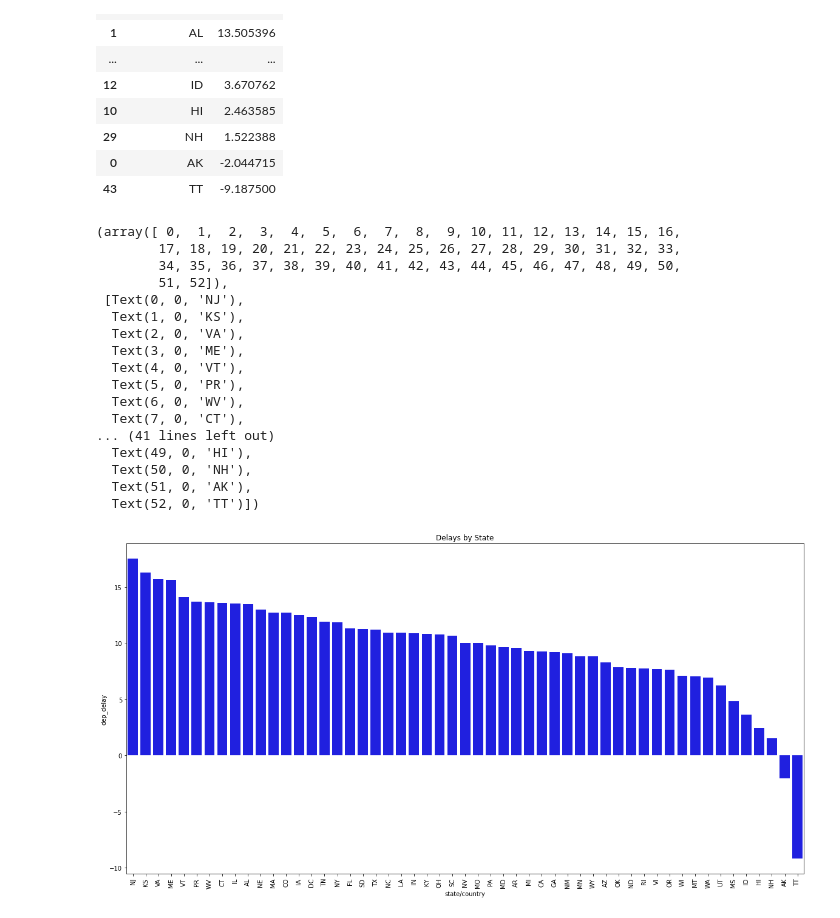
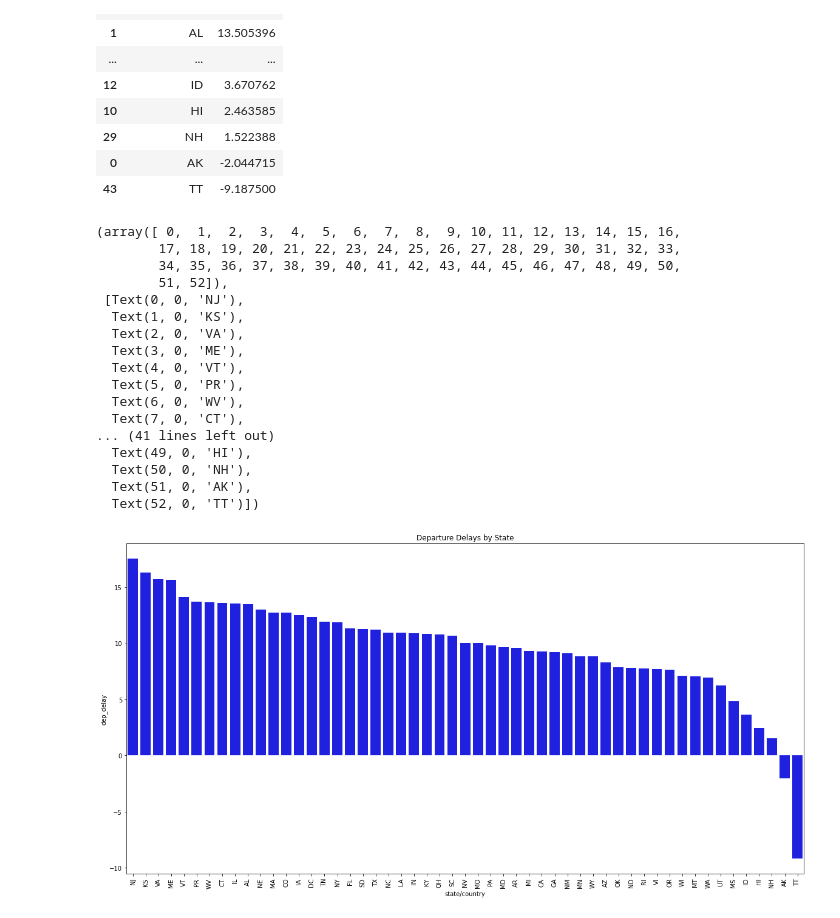
Before and after one commit to JohnathanJack/Predicting-Flight-Delays, a Jupyter notebook: exploratory_analysis.ipynb, the cells around one changed output. Drawn from its saved outputs; the diff is of its cells as text; code cells hidden in the pictures.

```diff
--- a/exploratory_analysis.ipynb
+++ b/exploratory_analysis.ipynb
@@ -339,7 +295,7 @@ def flight_duration(df):
 
 flight_df['flight_duration'] = flight_df['crs_elapsed_time'].map(lambda x: flight_duration(x))
 # %%
-flight_df['hour'] = obtain_hour(flight_df)
+flight_df['hour'] = weather_time.obtain_depart_hour(flight_df)
 # %%
 flight_df[flight_df['flight_duration']=='long'][['hour','flight_duration']].value_counts()
 # %% [output]
@@ -509,27 +464,27 @@ delay_per_state
 # %%
 plt.figure(figsize=(20,10))
 sns.barplot(x=delay_per_state['state/country'],y=delay_per_state['dep_delay'],color='blue')
-plt.title('Delays by State')
+plt.title('Departure Delays by State')
 plt.xticks(rotation=90)
 # %% [output]
 (array([ 0,  1,  2,  3,  4,  5,  6,  7,  8,  9, 10, 11, 12, 13, 14, 15, 16,
         17, 18, 19, 20, 21, 22, 23, 24, 25, 26, 27, 28, 29, 30, 31, 32, 33,
         34, 35, 36, 37, 38, 39, 40, 41, 42, 43, 44, 45, 46, 47, 48, 49, 50,
         51, 52]),
  [Text(0, 0, 'NJ'),
   Text(1, 0, 'KS'),
   Text(2, 0, 'VA'),
   Text(3, 0, 'ME'),
   Text(4, 0, 'VT'),
   Text(5, 0, 'PR'),
   Text(6, 0, 'WV'),
   Text(7, 0, 'CT'),
 ... (41 lines left out)
   Text(49, 0, 'HI'),
   Text(50, 0, 'NH'),
   Text(51, 0, 'AK'),
   Text(52, 0, 'TT')])
-[figure, old version]
+[figure, new version]
 # %%
 px.choropleth(delay_per_state,
                 locations=delay_per_state['state/country'],
```
Also changed, not shown: parts of 12 cells of this notebook, 4 other files.
